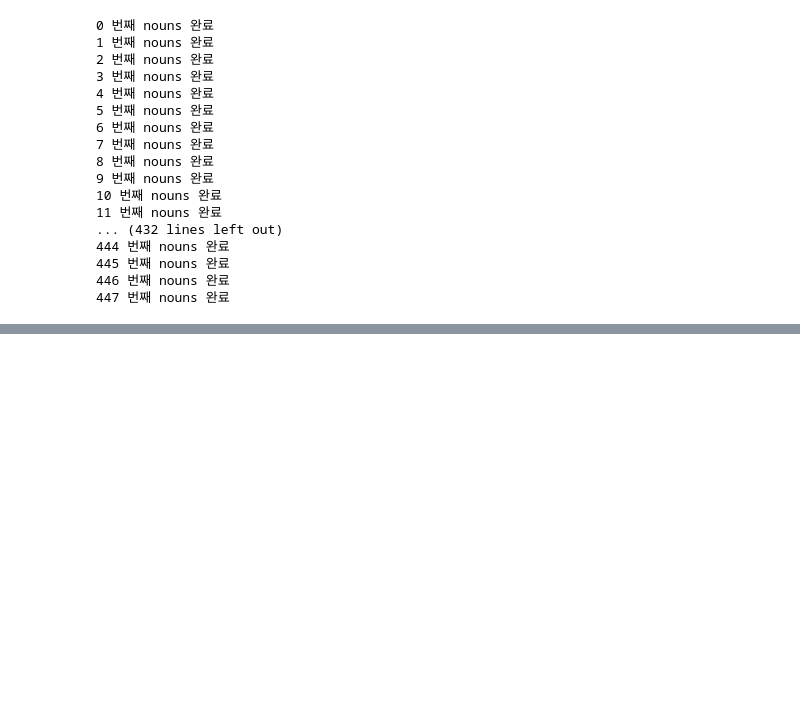
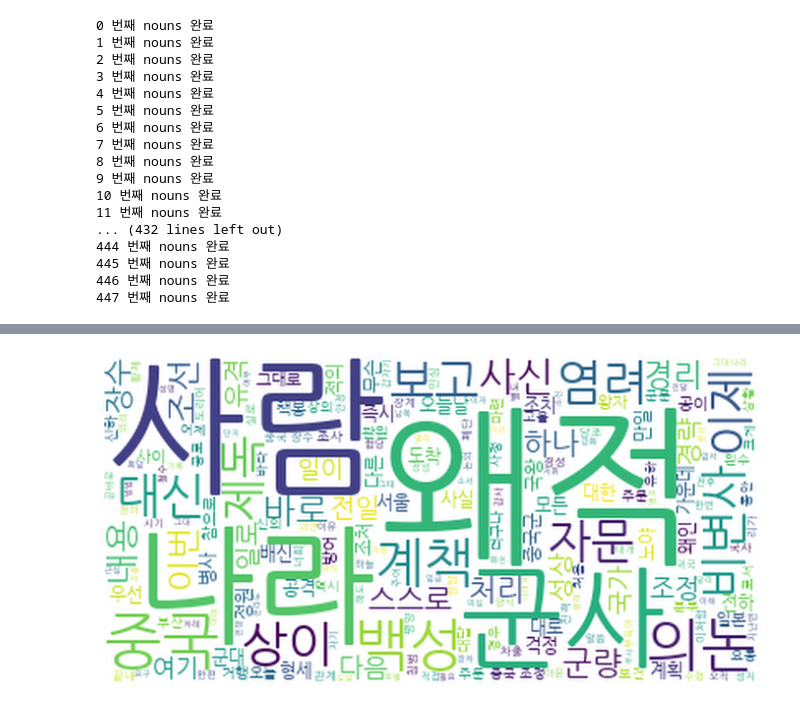
Before and after one commit to heewonp/Joseon_Dynasty, a Jupyter notebook: noh/14대 선조(1567년)선조수정(1567년~)/선조.ipynb, the cells around one changed output, grey strips where cells are left out. Saved outputs shown, nothing was run; the diff lists cells and outputs as text; code cells hidden in the pictures; blank space fills up the shorter version.

```diff
--- a/noh/14대 선조(1567년)선조수정(1567년~)/선조.ipynb
+++ b/noh/14대 선조(1567년)선조수정(1567년~)/선조.ipynb
@@ -129,0 +396,20 @@ pyLDAvis.display(vis)
+# %%
+## 왜적 과 폐단
+wdata =[]
+for i in range(1,449):
+    txt1 = open(f"선조  ({i}).txt",encoding = 'utf-8').readlines()
+    date = []
+    keywordtxt =[]
+    for num,i in enumerate(txt1):
+        if '선조실록' in i:
+            if ('년'and '월' and '일') in i:
+                date.append(num)
+
+    for k in range(len(date)-1):
+        count =0
+        for j in range(date[k],date[k+1]):
+            if '왜적' in txt1[j]:
+                count +=1
+        if count >0:
+            keywordtxt.append(txt1[date[k]:date[k+1]])
+    wdata.append(trans(keywordtxt,'선조실록'))
@@ -129,0 +468,2 @@ pyLDAvis.display(vis)
+# %%
+wword = kingsword(wdata)
@@ -129,0 +472,2 @@ pyLDAvis.display(vis)
+# %%
+wnword=nd(wword)
@@ -129,0 +500,10 @@ pyLDAvis.display(vis)
+# %%
+w = [' '.join(wnword[i]) for i in range(len(wnword))]
+# %%
+wordcloud = WordCloud(font_path='font/NanumGothic.ttf',stopwords=['다만','자가','조금','허락','신들','윤허','전교','생각','시행','마음'], background_color='white').generate(' '.join(w))
+plt.figure(figsize=(12,12)) #이미지 사이즈 지정
+plt.imshow(wordcloud, interpolation='lanczos') #이미지의 부드럽기 정도
+plt.axis('off') #x y 축 숫자 제거
+plt.show()
+# %% [output]
+[figure, added]
```
Also changed, not shown: parts of 39 cells of this notebook, 1 other file.
